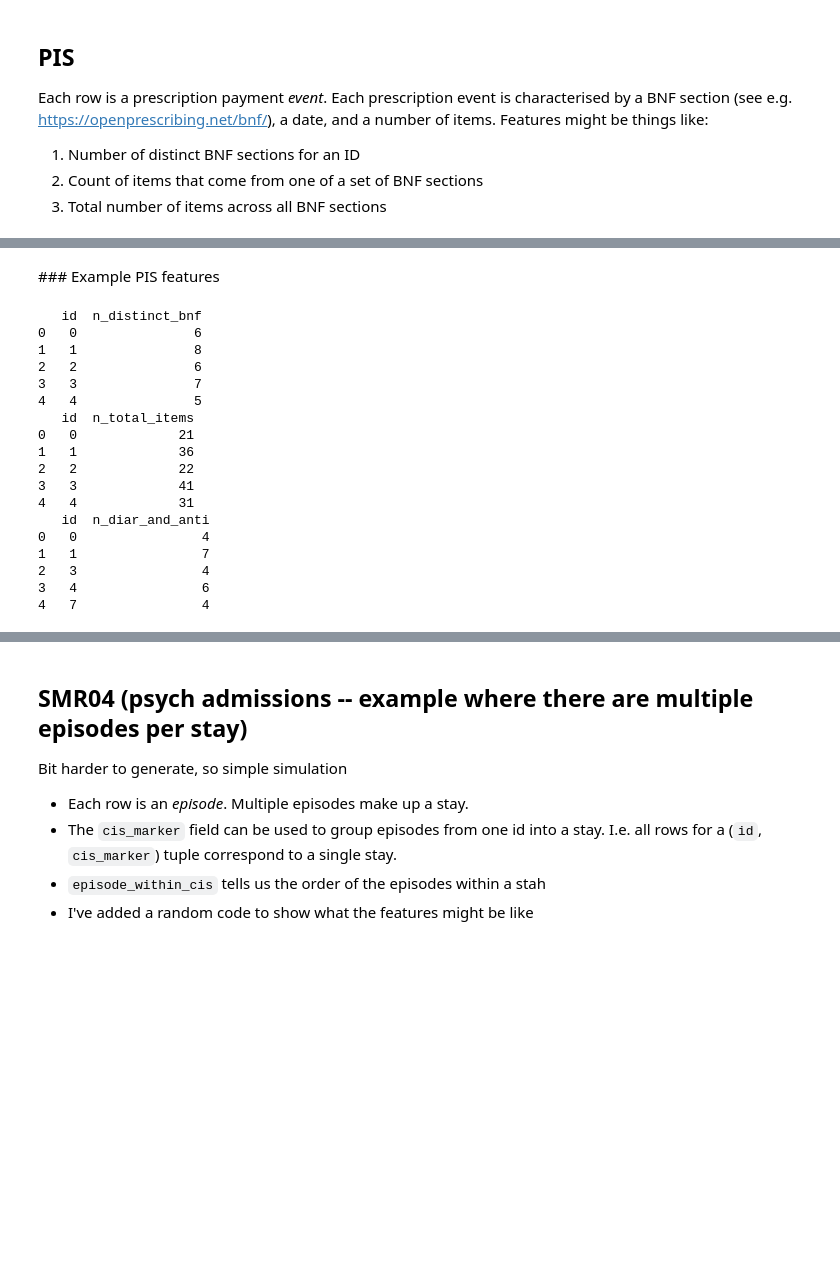
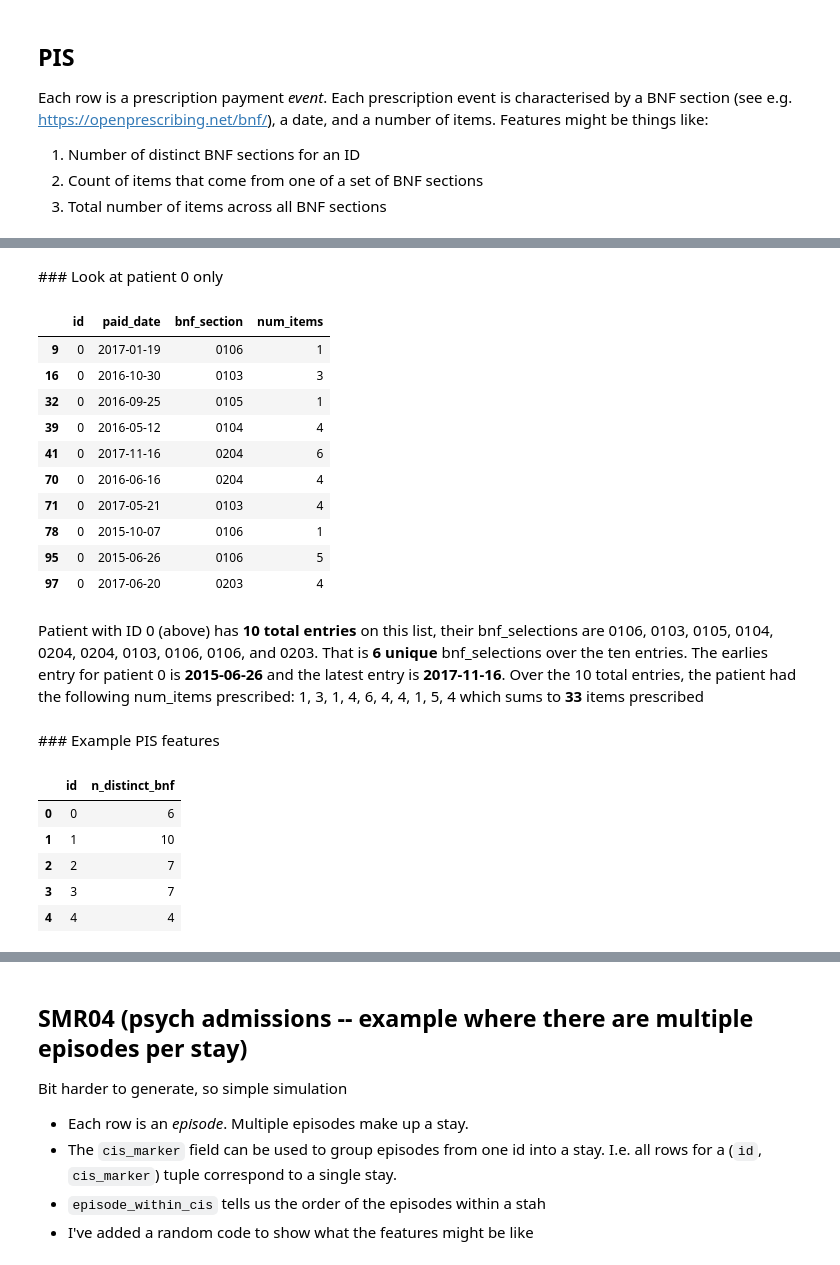
Before and after one commit to alan-turing-institute/eider, a Jupyter notebook: data_examples.ipynb, the cells around one changed output, grey strips where cells are left out. Cells and saved outputs as stored; diff of their text form; code cells hidden in the pictures; blank space fills up the shorter version.

```diff
--- a/data_examples.ipynb
+++ b/data_examples.ipynb
@@ -52,31 +63,32 @@ print(pis_data.head())
+# %% [markdown]
+### Look at patient 0 only
+# %%
+p0 = pis_data[pis_data['id'] == 0]
+p0.head(30)
+# %% [output]
+|  | id | paid_date | bnf_section | num_items |
+| 9 | 0 | 2017-01-19 | 0106 | 1 |
+| 16 | 0 | 2016-10-30 | 0103 | 3 |
+| 32 | 0 | 2016-09-25 | 0105 | 1 |
+| 39 | 0 | 2016-05-12 | 0104 | 4 |
+| 41 | 0 | 2017-11-16 | 0204 | 6 |
+| 70 | 0 | 2016-06-16 | 0204 | 4 |
+| 71 | 0 | 2017-05-21 | 0103 | 4 |
+| 78 | 0 | 2015-10-07 | 0106 | 1 |
+| 95 | 0 | 2015-06-26 | 0106 | 5 |
+| 97 | 0 | 2017-06-20 | 0203 | 4 |
+# %% [markdown]
+Patient with ID 0 (above) has **10 total entries** on this list, their bnf_selections are 0106, 0103, 0105, 0104, 0204, 0204, 0103, 0106, 0106, and 0203. That is **6 unique** bnf_selections over the ten entries. The earlies entry for patient 0 is **2015-06-26** and the latest entry is **2017-11-16**. Over the 10 total entries, the patient had the following num_items prescribed: 1, 3, 1, 4, 6, 4, 4, 1, 5, 4 which sums to **33** items prescribed
 # %% [markdown]
 ### Example PIS features
 # %%
 # distinct bnf
 n_distinct = pis_data.groupby('id').agg(n_distinct_bnf = pd.NamedAgg(column='bnf_section', aggfunc='nunique')).reset_index()
-print(n_distinct.head())
-# total prescribed items
-total_items = pis_data.groupby('id').agg(n_total_items = pd.NamedAgg(column='num_items', aggfunc='sum')).reset_index()
-print(total_items.head())
-# particular BNF (total prescribed items after some filtering on section)
-pis_diar_and_anti = pis_data.loc[pis_data['bnf_section'].isin(['0203','0204']), :].groupby('id').agg(n_diar_and_anti = pd.NamedAgg(column='num_items', aggfunc='sum')).reset_index()
-print(pis_diar_and_anti.head())
+n_distinct.head()
 # %% [output]
-   id  n_distinct_bnf
-0   0               6
-1   1               8
-2   2               6
-3   3               7
-4   4               5
-   id  n_total_items
-0   0             21
-1   1             36
-2   2             22
-3   3             41
-4   4             31
-   id  n_diar_and_anti
-0   0                4
-1   1                7
-2   3                4
-3   4                6
-4   7                4
+|  | id | n_distinct_bnf |
+| 0 | 0 | 6 |
+| 1 | 1 | 10 |
+| 2 | 2 | 7 |
+| 3 | 3 | 7 |
+| 4 | 4 | 4 |
```
Also changed, not shown: parts of 10 cells of this notebook, 4 other files.
